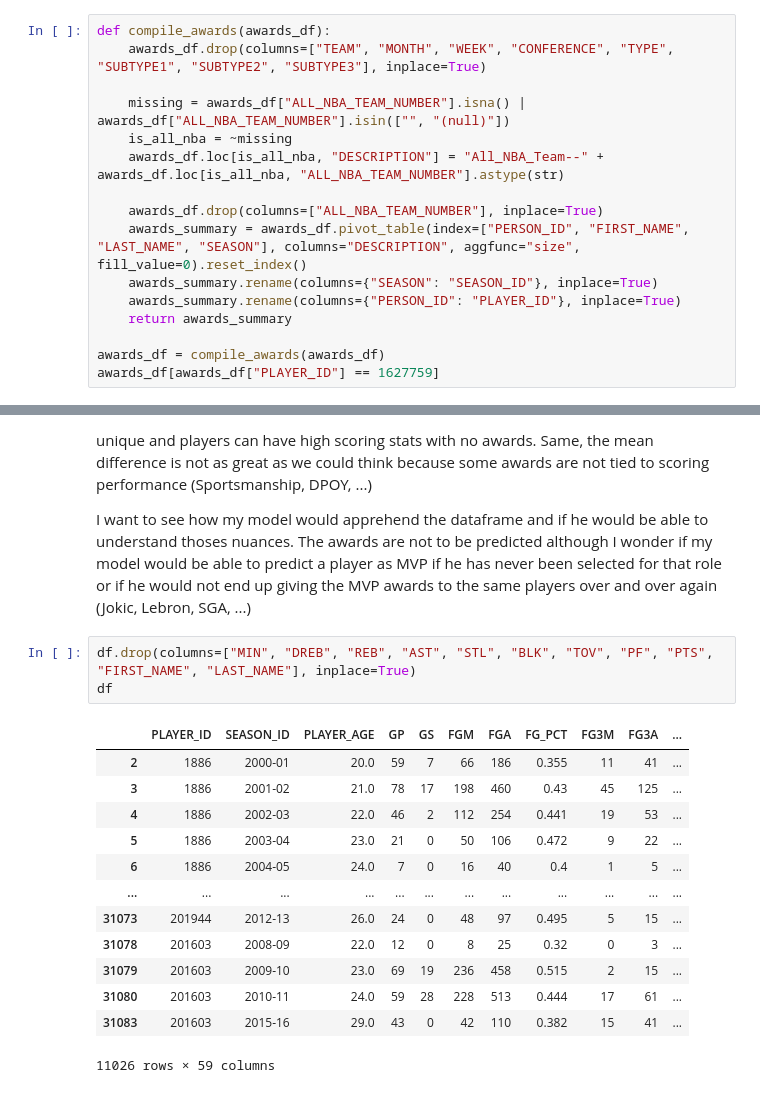
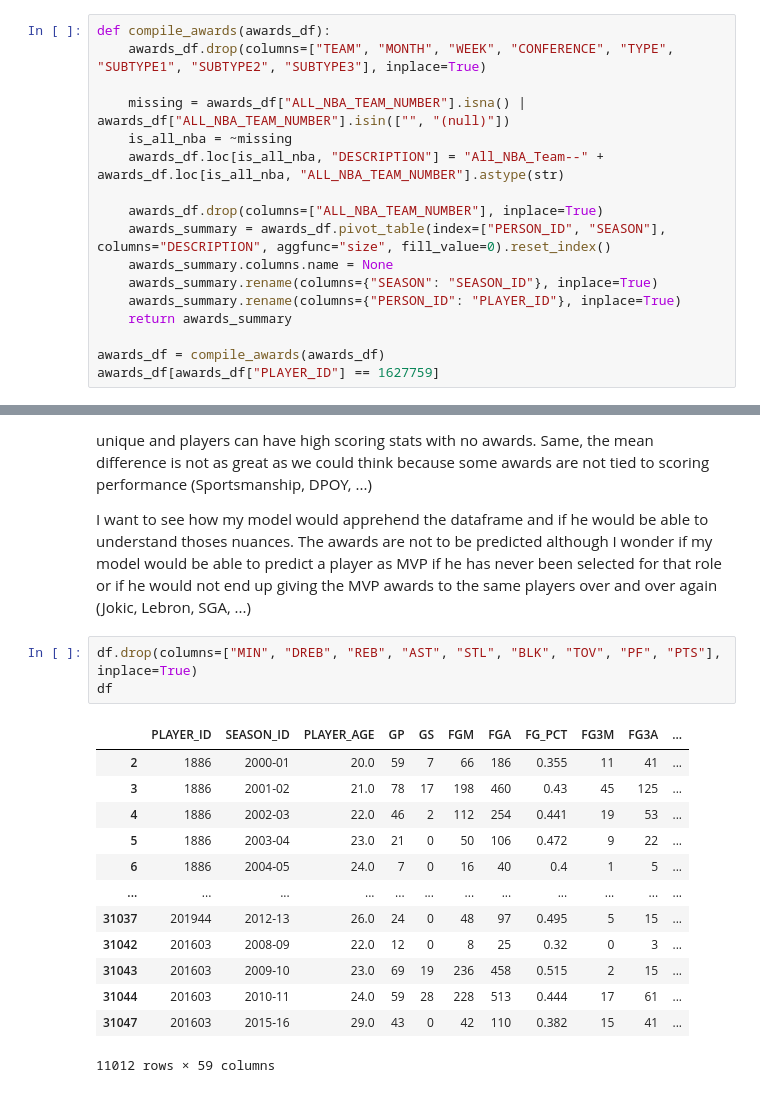
Before and after one commit to loickballoy/NBA_Predictor, a Jupyter notebook: collector/data_analysis.ipynb, the cells around one changed output, grey strips where cells are left out. Saved outputs shown, nothing was run; the diff lists cells and outputs as text.

```diff
--- a/collector/data_analysis.ipynb
+++ b/collector/data_analysis.ipynb
@@ -102,7 +102,8 @@ def compile_awards(awards_df):
     awards_df.loc[is_all_nba, "DESCRIPTION"] = "All_NBA_Team--" + awards_df.loc[is_all_nba, "ALL_NBA_TEAM_NUMBER"].astype(str)
 
     awards_df.drop(columns=["ALL_NBA_TEAM_NUMBER"], inplace=True)
-    awards_summary = awards_df.pivot_table(index=["PERSON_ID", "FIRST_NAME", "LAST_NAME", "SEASON"], columns="DESCRIPTION", aggfunc="size", fill_value=0).reset_index()
+    awards_summary = awards_df.pivot_table(index=["PERSON_ID", "SEASON"], columns="DESCRIPTION", aggfunc="size", fill_value=0).reset_index()
+    awards_summary.columns.name = None
     awards_summary.rename(columns={"SEASON": "SEASON_ID"}, inplace=True)
     awards_summary.rename(columns={"PERSON_ID": "PLAYER_ID"}, inplace=True)
     return awards_summary
@@ -277,19 +278,19 @@ Correlation (Pearson) between number of awards and points per game: 0.532
 
 I want to see how my model would apprehend the dataframe and if he would be able to understand thoses nuances. The awards are not to be predicted although I wonder if my model would be able to predict a player as MVP if he has never been selected for that role or if he would not end up giving the MVP awards to the same players over and over again (Jokic, Lebron, SGA, ...)
 # %%
-df.drop(columns=["MIN", "DREB", "REB", "AST", "STL", "BLK", "TOV", "PF", "PTS", "FIRST_NAME", "LAST_NAME"], inplace=True)
+df.drop(columns=["MIN", "DREB", "REB", "AST", "STL", "BLK", "TOV", "PF", "PTS"], inplace=True)
 df
 # %% [output]
 |  | PLAYER_ID | SEASON_ID | PLAYER_AGE | GP | GS | FGM | FGA | FG_PCT | FG3M | FG3A | ... |
 | 2 | 1886 | 2000-01 | 20.0 | 59 | 7 | 66 | 186 | 0.355 | 11 | 41 | ... |
 | 3 | 1886 | 2001-02 | 21.0 | 78 | 17 | 198 | 460 | 0.43 | 45 | 125 | ... |
 | 4 | 1886 | 2002-03 | 22.0 | 46 | 2 | 112 | 254 | 0.441 | 19 | 53 | ... |
 | 5 | 1886 | 2003-04 | 23.0 | 21 | 0 | 50 | 106 | 0.472 | 9 | 22 | ... |
 | 6 | 1886 | 2004-05 | 24.0 | 7 | 0 | 16 | 40 | 0.4 | 1 | 5 | ... |
 | ... | ... | ... | ... | ... | ... | ... | ... | ... | ... | ... | ... |
-| 31073 | 201944 | 2012-13 | 26.0 | 24 | 0 | 48 | 97 | 0.495 | 5 | 15 | ... |
-| 31078 | 201603 | 2008-09 | 22.0 | 12 | 0 | 8 | 25 | 0.32 | 0 | 3 | ... |
-| 31079 | 201603 | 2009-10 | 23.0 | 69 | 19 | 236 | 458 | 0.515 | 2 | 15 | ... |
-| 31080 | 201603 | 2010-11 | 24.0 | 59 | 28 | 228 | 513 | 0.444 | 17 | 61 | ... |
-| 31083 | 201603 | 2015-16 | 29.0 | 43 | 0 | 42 | 110 | 0.382 | 15 | 41 | ... |
+| 31037 | 201944 | 2012-13 | 26.0 | 24 | 0 | 48 | 97 | 0.495 | 5 | 15 | ... |
+| 31042 | 201603 | 2008-09 | 22.0 | 12 | 0 | 8 | 25 | 0.32 | 0 | 3 | ... |
+| 31043 | 201603 | 2009-10 | 23.0 | 69 | 19 | 236 | 458 | 0.515 | 2 | 15 | ... |
+| 31044 | 201603 | 2010-11 | 24.0 | 59 | 28 | 228 | 513 | 0.444 | 17 | 61 | ... |
+| 31047 | 201603 | 2015-16 | 29.0 | 43 | 0 | 42 | 110 | 0.382 | 15 | 41 | ... |
-11026 rows × 59 columns
+11012 rows × 59 columns
```
Also changed, not shown: parts of 11 cells of this notebook, 10 other files.
